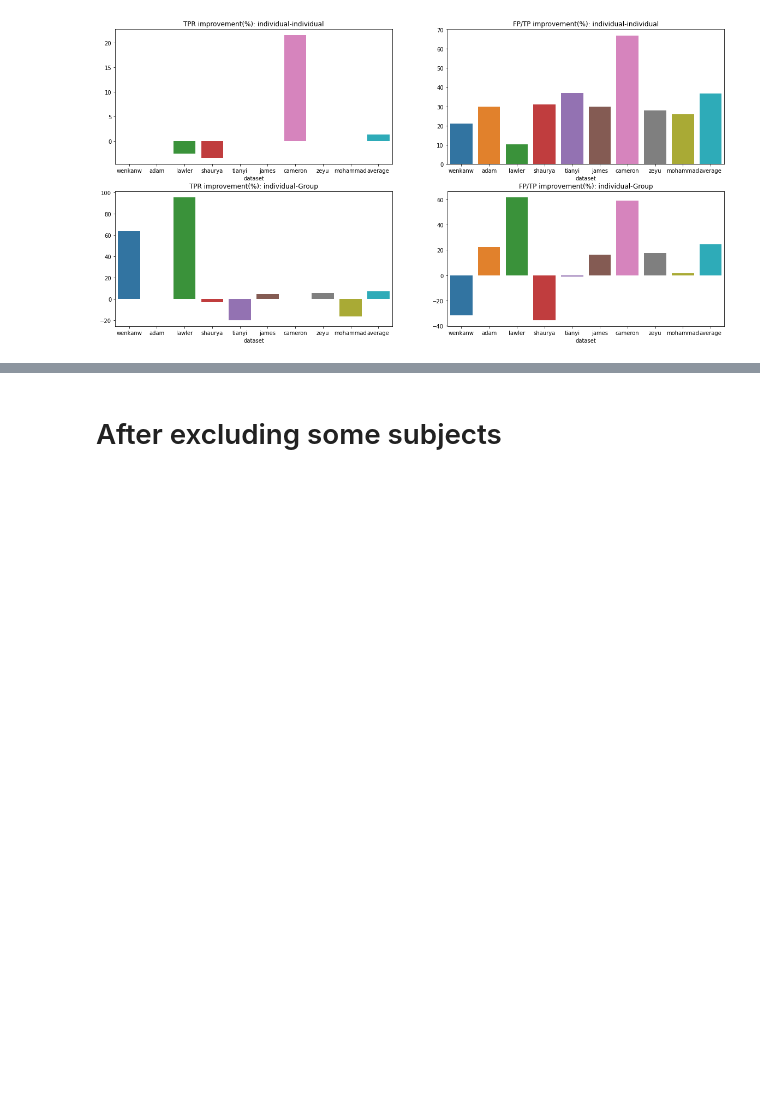
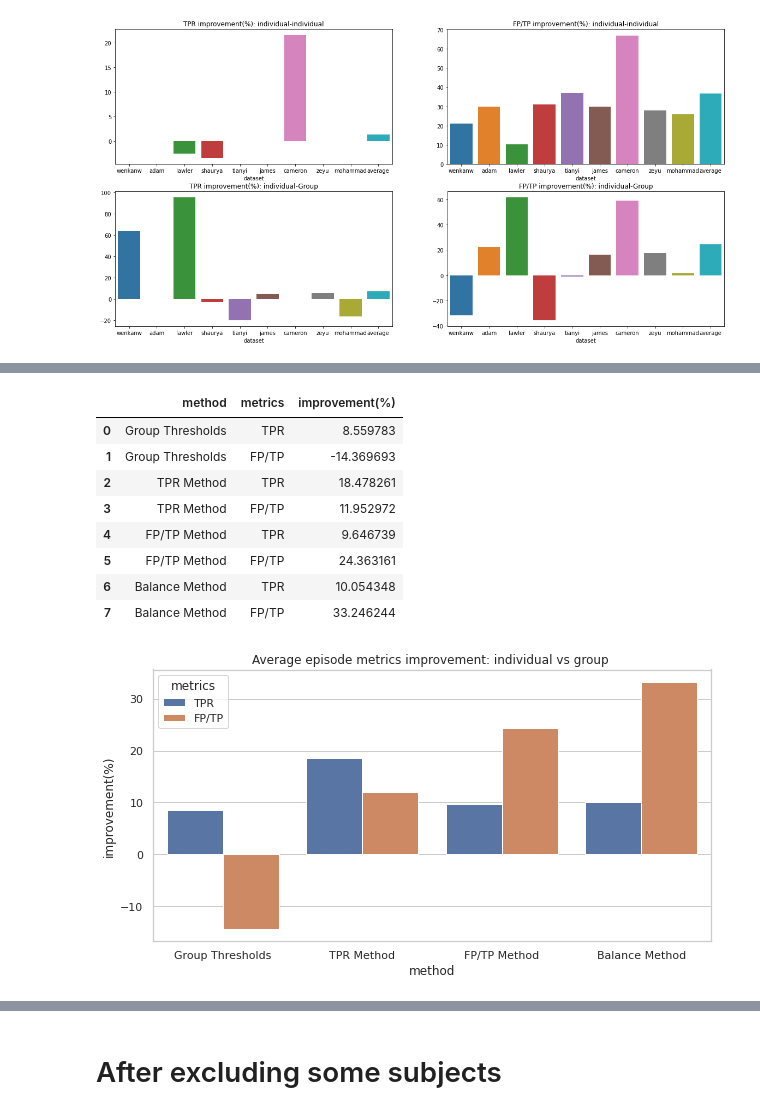
Before and after one commit to wenkangwei/eating-activity-detection, a Jupyter notebook: src/1_3-EDA.ipynb, the cells around one changed output, grey strips where cells are left out. Cells and saved outputs as stored; diff of their text form; code cells hidden in the pictures; blank space fills up the shorter version.

Commit message:
update images

```diff
--- a/src/1_3-EDA.ipynb
+++ b/src/1_3-EDA.ipynb
@@ -1303,3 +1303,7 @@ ind_perf_ratio
 | 7 | zeyu | 12 | 10 | 22 | 360 | 0.909 | 0.864 | ... |
 | 8 | mohammad | 6 | 4 | 8 | 360 | 0.625 | 0.750 | ... |
 | 9 | average | - | - | - | - | 0.790 | 0.737 | ... |
+# %%
+df= ind_perf_ratio_ex[ind_perf_ratio_ex['dataset']=='average'][metrics]
+df['method']= 'balance'
+df
@@ -1305,0 +1313,46 @@ ind_perf_ratio
+# %%
+def plot_avg(perf={},group_perf=None, use_perc = False,csv_path="../results/episode_metrics/", fig_path="../results/images/",file_name="avg_performance",dpi=80):
+    metrics = ['dataset','TPR: Individual-Model','TPR: GroupModel',	'FP/TP: Individual-Model','FP/TP: GroupModel']
+    y_label = 'improvement'
+    if use_perc:
+        y_label = 'improvement(%)'
+    res = pd.DataFrame({'method':[],"metrics":[],y_label:[]})
+
+    for name in perf.keys():
+        df = perf[name]
+        df= df[df['dataset']=='average'][metrics]
+        tpr_group =  group_perf[group_perf['dataset']=='average'][['TPR: GroupModel']].to_numpy().squeeze()
+        fp_group =  group_perf[group_perf['dataset']=='average'][['FP/TP: GroupModel']].to_numpy().squeeze()
+
+        tpr_individual = df[['TPR: Individual-Model']].to_numpy().squeeze()
+        fp_individual = df[['FP/TP: Individual-Model']].to_numpy().squeeze()
+
+        tpr_improve =  (tpr_individual-tpr_group).round(3)
+        fp_improve = - (fp_individual - fp_group).round(3)
+        if use_perc:
+            tpr_improve =tpr_improve /tpr_group*100
+            fp_improve = fp_improve /fp_group *100
+
+        row = pd.DataFrame({'method':[name,name],"metrics":['TPR','FP/TP'],y_label:[tpr_improve,fp_improve]})
+        res = res.append(row,ignore_index=True)
+    fig, ax = plt.subplots(1,1,figsize=(10,5))
+    fig = sns.barplot(x=res['method'],y=res[y_label],hue=res['metrics'] ,ax=ax)
+    ax.set_title("Average episode metrics improvement: individual vs group ")
+    fig = fig.get_figure()
+    fig.savefig(fig_path+file_name, dpi = dpi)
+    res.to_csv(csv_path+file_name+'.csv',index=False)
+    return res
+# %%
+perf = {'Group Thresholds': group_param_episode_perf_ex,'TPR Method': ind_perf_mtpr_ex,'FP/TP Method': ind_perf_mfp_ex,'Balance Method': ind_perf_ratio_ex}
+plot_avg(perf=perf,group_perf=group_param_episode_perf_ex, use_perc=True)
+# %% [output]
+|  | method | metrics | improvement(%) |
+| 0 | Group Thresholds | TPR | 8.559783 |
+| 1 | Group Thresholds | FP/TP | -14.369693 |
+| 2 | TPR Method | TPR | 18.478261 |
+| 3 | TPR Method | FP/TP | 11.952972 |
+| 4 | FP/TP Method | TPR | 9.646739 |
+| 5 | FP/TP Method | FP/TP | 24.363161 |
+| 6 | Balance Method | TPR | 10.054348 |
+| 7 | Balance Method | FP/TP | 33.246244 |
+[figure, added]
```
Also changed, not shown: parts of 12 cells of this notebook, 10 other files.
